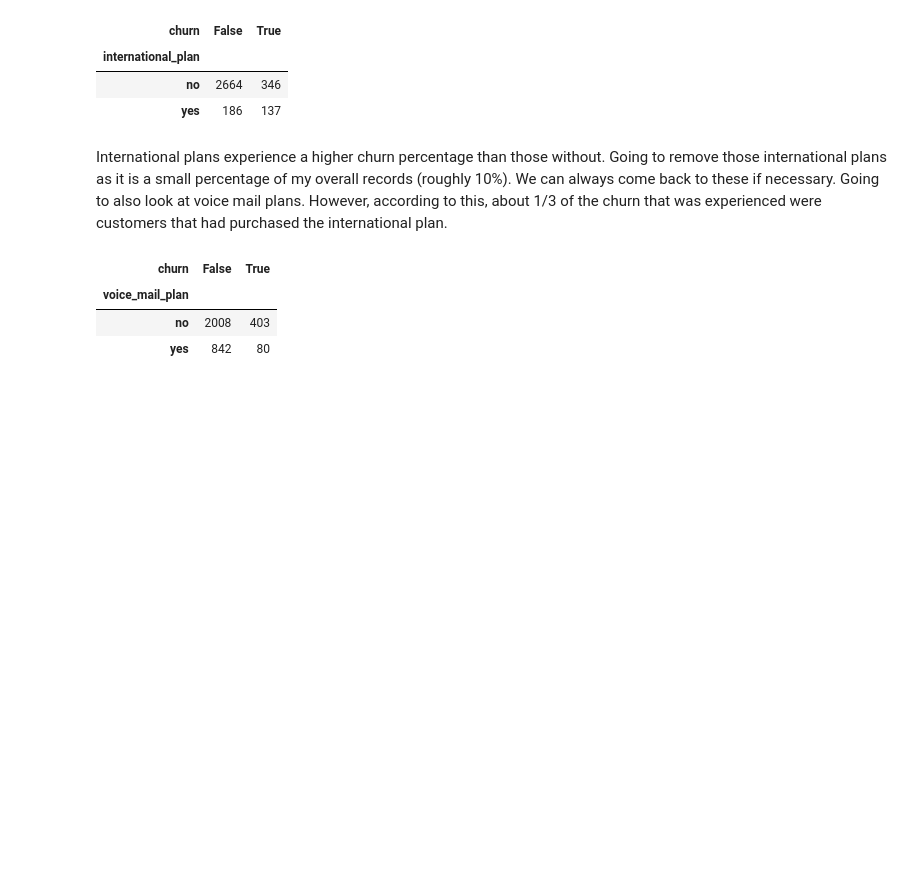
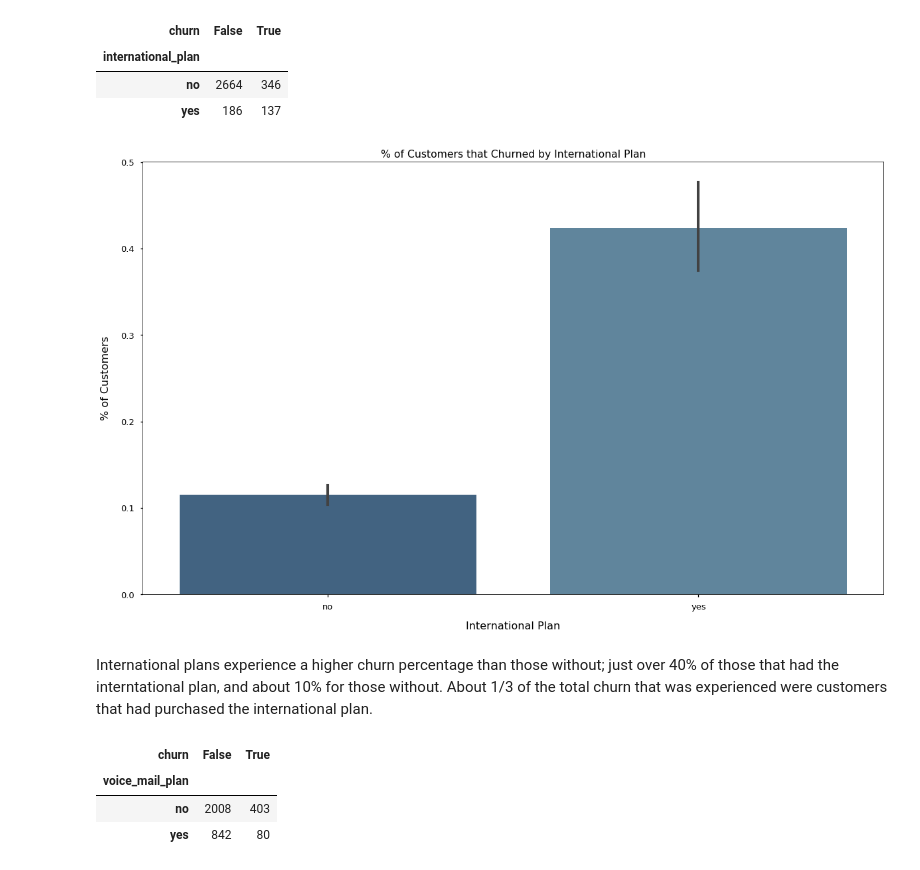
Before and after one commit to heathlikethecandybar/phase_4_project, a Jupyter notebook: phase_3/project/phase_3_notebook.ipynb, the cells around one changed output. Cells and saved outputs as stored; diff of their text form; code cells hidden in the pictures; blank space fills up the shorter version.

```diff
--- a/phase_3/project/phase_3_notebook.ipynb
+++ b/phase_3/project/phase_3_notebook.ipynb
@@ -250,8 +244,20 @@ pd.pivot_table(df,
 | international_plan |  |  |
 | no | 2664 | 346 |
 | yes | 186 | 137 |
+# %%
+fix, ax = plt.subplots(figsize=(20,12))
+
+sns.barplot(x='international_plan', y='churn', data=df, palette=pal)
+
+ax.set_title('% of Customers that Churned by International Plan')
+ax.set_xlabel('International Plan', labelpad=15, fontsize=16)
+ax.set_ylabel('% of Customers', labelpad= 15, fontsize=16)
+
+plt.show()
+# %% [output]
+[figure, added]
 # %% [markdown]
-International plans experience a higher churn percentage than those without.  Going to remove those international plans as it is a small percentage of my overall records (roughly 10%).  We can always come back to these if necessary.  Going to also look at voice mail plans.  However, according to this, about 1/3 of the churn that was experienced were customers that had purchased the international plan.
+International plans experience a higher churn percentage than those without; just over 40% of those that had the interntational plan, and about 10% for those without.  About 1/3 of the total churn that was experienced were customers that had purchased the international plan.
 # %%
 # Creating pivot table for voice mail plan vs churn.
 
```
Also changed, not shown: parts of 51 cells of this notebook.
